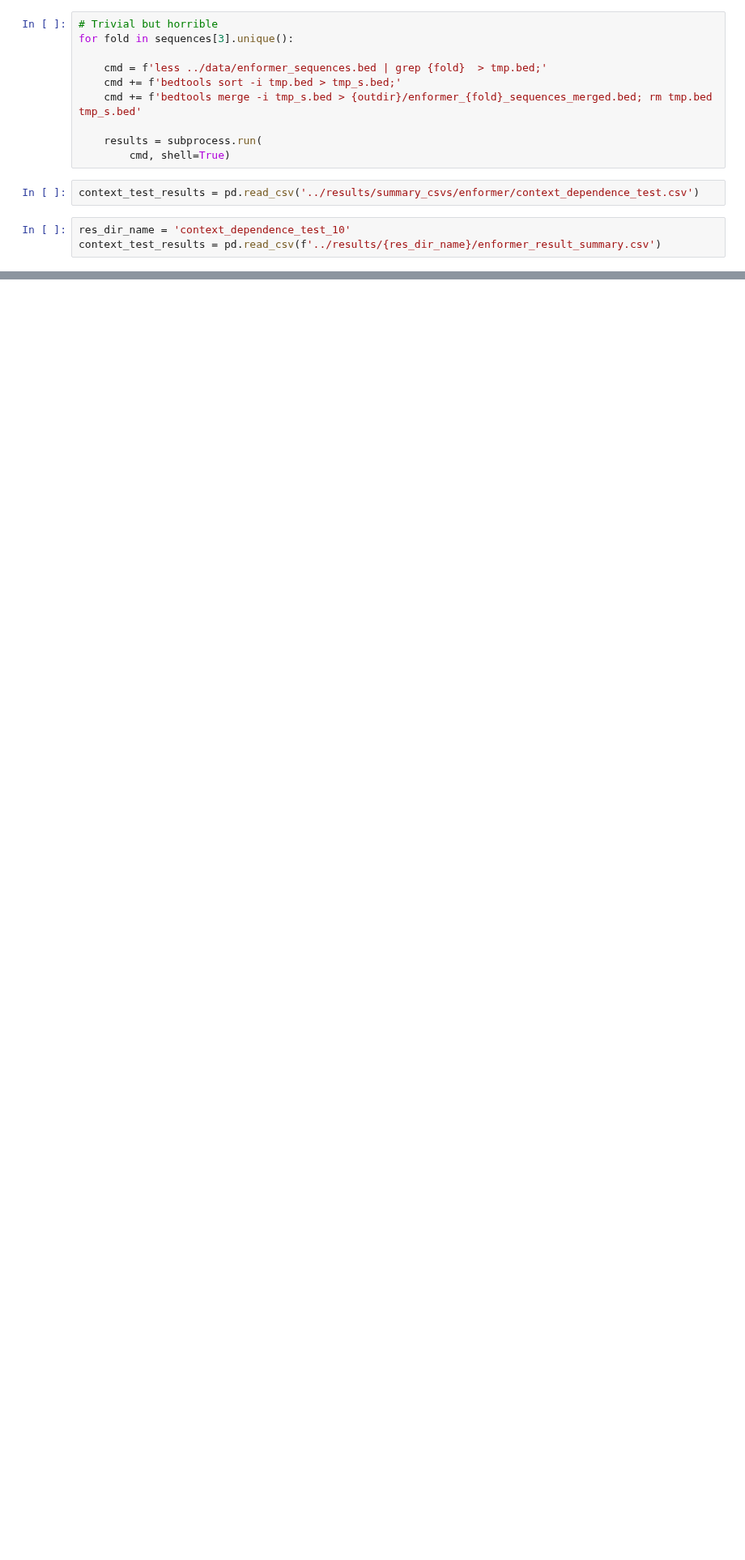
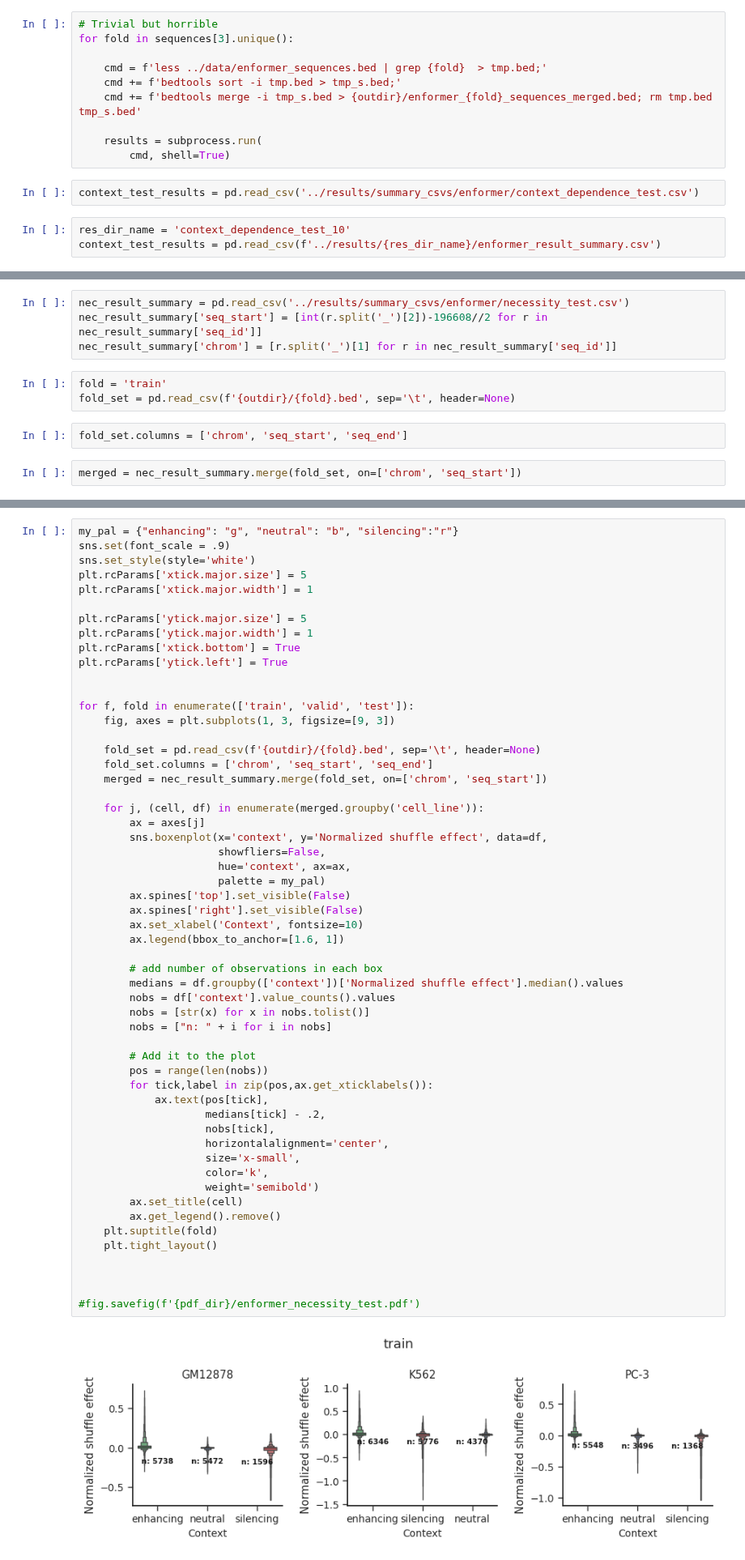
Before and after one commit to p-koo/creme-nn, a Jupyter notebook: figures/train_test_valid.ipynb, the cells around one changed output, grey strips where cells are left out. Shown at 81% size. Cells and saved outputs as stored; diff of their text form; blank space fills up the shorter version.

```diff
--- a/figures/train_test_valid.ipynb
+++ b/figures/train_test_valid.ipynb
@@ -222,0 +71,11 @@ classified_seqs
+# %%
+nec_result_summary = pd.read_csv('../results/summary_csvs/enformer/necessity_test.csv')
+nec_result_summary['seq_start'] = [int(r.split('_')[2])-196608//2 for r in nec_result_summary['seq_id']]
+nec_result_summary['chrom'] = [r.split('_')[1] for r in nec_result_summary['seq_id']]
+# %%
+fold = 'train'
+fold_set = pd.read_csv(f'{outdir}/{fold}.bed', sep='\t', header=None)
+# %%
+fold_set.columns = ['chrom', 'seq_start', 'seq_end']
+# %%
+merged = nec_result_summary.merge(fold_set, on=['chrom', 'seq_start'])
@@ -222,0 +86,57 @@ classified_seqs
+# %%
+my_pal = {"enhancing": "g", "neutral": "b", "silencing":"r"}
+sns.set(font_scale = .9)
+sns.set_style(style='white')
+plt.rcParams['xtick.major.size'] = 5
+plt.rcParams['xtick.major.width'] = 1
+
+plt.rcParams['ytick.major.size'] = 5
+plt.rcParams['ytick.major.width'] = 1
+plt.rcParams['xtick.bottom'] = True
+plt.rcParams['ytick.left'] = True
+
+
+for f, fold in enumerate(['train', 'valid', 'test']):
+    fig, axes = plt.subplots(1, 3, figsize=[9, 3])
+
+    fold_set = pd.read_csv(f'{outdir}/{fold}.bed', sep='\t', header=None)
+    fold_set.columns = ['chrom', 'seq_start', 'seq_end']
+    merged = nec_result_summary.merge(fold_set, on=['chrom', 'seq_start'])
+
+    for j, (cell, df) in enumerate(merged.groupby('cell_line')):
+        ax = axes[j]
+        sns.boxenplot(x='context', y='Normalized shuffle effect', data=df,
+                      showfliers=False,
+                      hue='context', ax=ax,
+                      palette = my_pal)
+        ax.spines['top'].set_visible(False)
+        ax.spines['right'].set_visible(False)
+        ax.set_xlabel('Context', fontsize=10)
+        ax.legend(bbox_to_anchor=[1.6, 1])
+
+        # add number of observations in each box
+        medians = df.groupby(['context'])['Normalized shuffle effect'].median().values
+        nobs = df['context'].value_counts().values
+        nobs = [str(x) for x in nobs.tolist()]
+        nobs = ["n: " + i for i in nobs]
+
+        # Add it to the plot
+        pos = range(len(nobs))
+        for tick,label in zip(pos,ax.get_xticklabels()):
+            ax.text(pos[tick],
+                    medians[tick] - .2,
+                    nobs[tick],
+                    horizontalalignment='center',
+                    size='x-small',
+                    color='k',
+                    weight='semibold')
+        ax.set_title(cell)
+        ax.get_legend().remove()
+    plt.suptitle(fold)
+    plt.tight_layout()
+
+
+
+#fig.savefig(f'{pdf_dir}/enformer_necessity_test.pdf')
+# %% [output]
+[figure, added]
```
Also changed, not shown: parts of 13 cells of this notebook, 7 other files.
